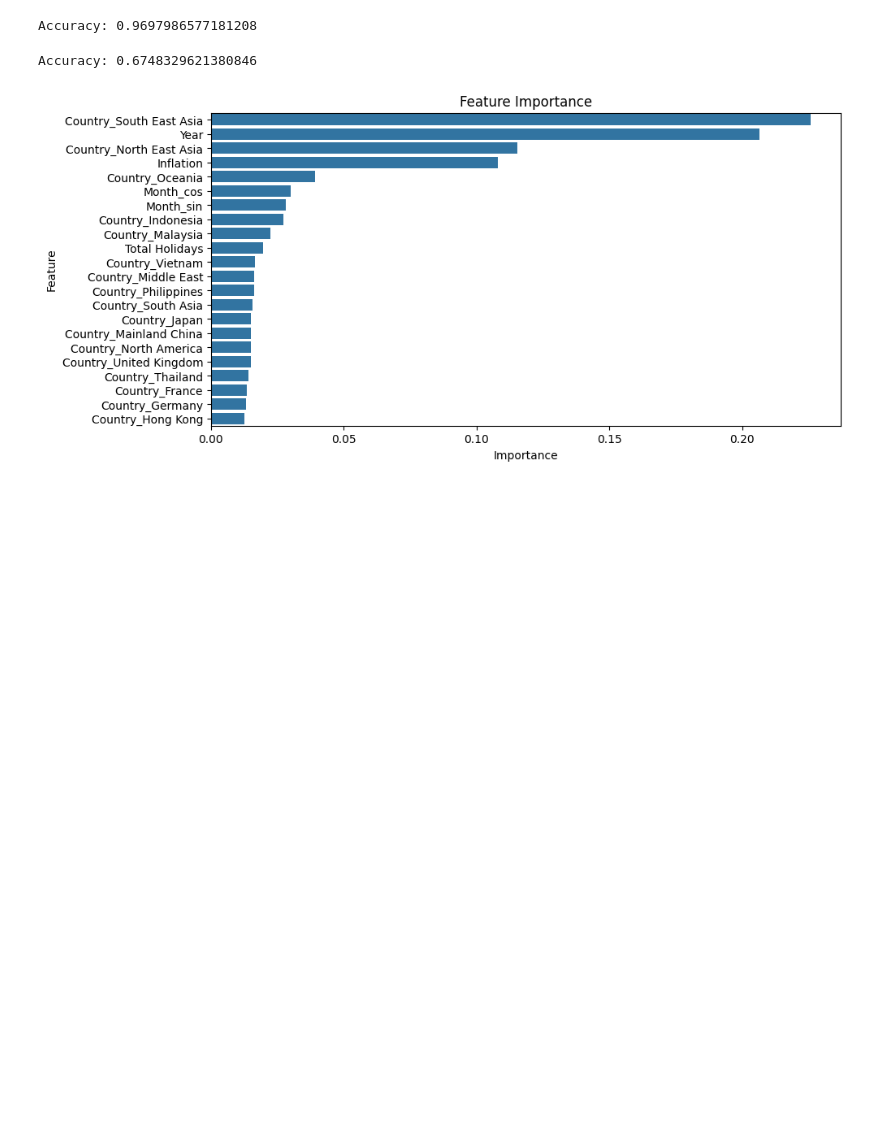
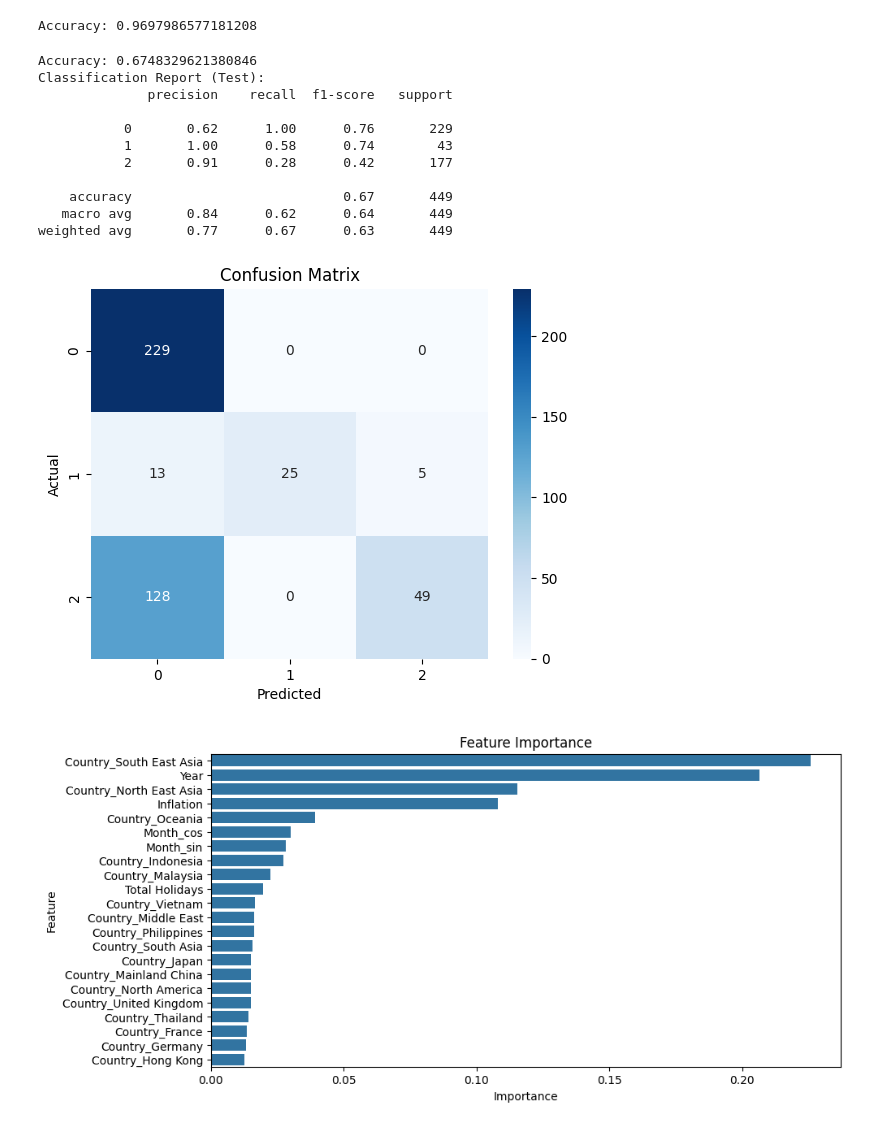
Before and after one commit to vianiecetan/traveltrends, a Jupyter notebook: Classification/randomforest.ipynb, the cells around one changed output. Drawn from its saved outputs; the diff is of its cells as text; code cells hidden in the pictures; blank space fills up the shorter version.

```diff
--- a/Classification/randomforest.ipynb
+++ b/Classification/randomforest.ipynb
@@ -13,6 +13,6 @@ from imblearn.over_sampling import SMOTE
 import matplotlib.pyplot as plt
 import seaborn as sns
 # %%
-df_train = pd.read_csv("../Classification/train_data_with_traffic_class.csv")  #training dataset
-df_test = pd.read_csv("../Classification/test_data_with_traffic_class.csv") #testing dataset
+df_train = pd.read_csv("train_data_with_traffic_class.csv")  #training dataset
+df_test = pd.read_csv("test_data_with_traffic_class.csv") #testing dataset
 # %%
@@ -44,27 +39,48 @@ print("Accuracy:", accuracy_score(y_test, y_pred))
 # %% [output]
 Accuracy: 0.9697986577181208
 # %%
-import pandas as pd
-from sklearn.metrics import accuracy_score
-
-
 # Define target and features
 X_test2 = df_test.drop(columns=["Total_Traffic", "Departures", "Arrivals", "Traffic_Class", "Month"])  # Features
 y_test2 = df_test["Traffic_Class"]  # Target
 
 # Encode categorical variables
 X_test2 = pd.get_dummies(X_test2, columns=["Country"], drop_first=True)  # One-hot encoding
 
 X_test_scaled = scaler.transform(X_test2)
 
 # Extract true labels
 y_test2 = df_test["Traffic_Class"]
 
 # Predict and evaluate
 y_pred2 = clf.predict(X_test_scaled)
 print("Accuracy:", accuracy_score(y_test2, y_pred2))
+
+from sklearn.metrics import classification_report, confusion_matrix
+
+# Classification Report
+print("Classification Report (Test):")
+print(classification_report(y_test2, y_pred2))
+
+# Confusion Matrix
+cm = confusion_matrix(y_test2, y_pred2)
+sns.heatmap(cm, annot=True, fmt='d', cmap='Blues', xticklabels=[0, 1, 2], yticklabels=[0, 1, 2])
+plt.title('Confusion Matrix')
+plt.xlabel('Predicted')
+plt.ylabel('Actual')
+plt.show()
 # %% [output]
 Accuracy: 0.6748329621380846
+Classification Report (Test):
+              precision    recall  f1-score   support
+
+           0       0.62      1.00      0.76       229
+           1       1.00      0.58      0.74        43
+           2       0.91      0.28      0.42       177
+
+    accuracy                           0.67       449
+   macro avg       0.84      0.62      0.64       449
+weighted avg       0.77      0.67      0.63       449
+[figure, added]
 # %%
 import matplotlib.pyplot as plt
 import seaborn as sns
```
Also changed, not shown: parts of 3 cells of this notebook, 2 other files.
